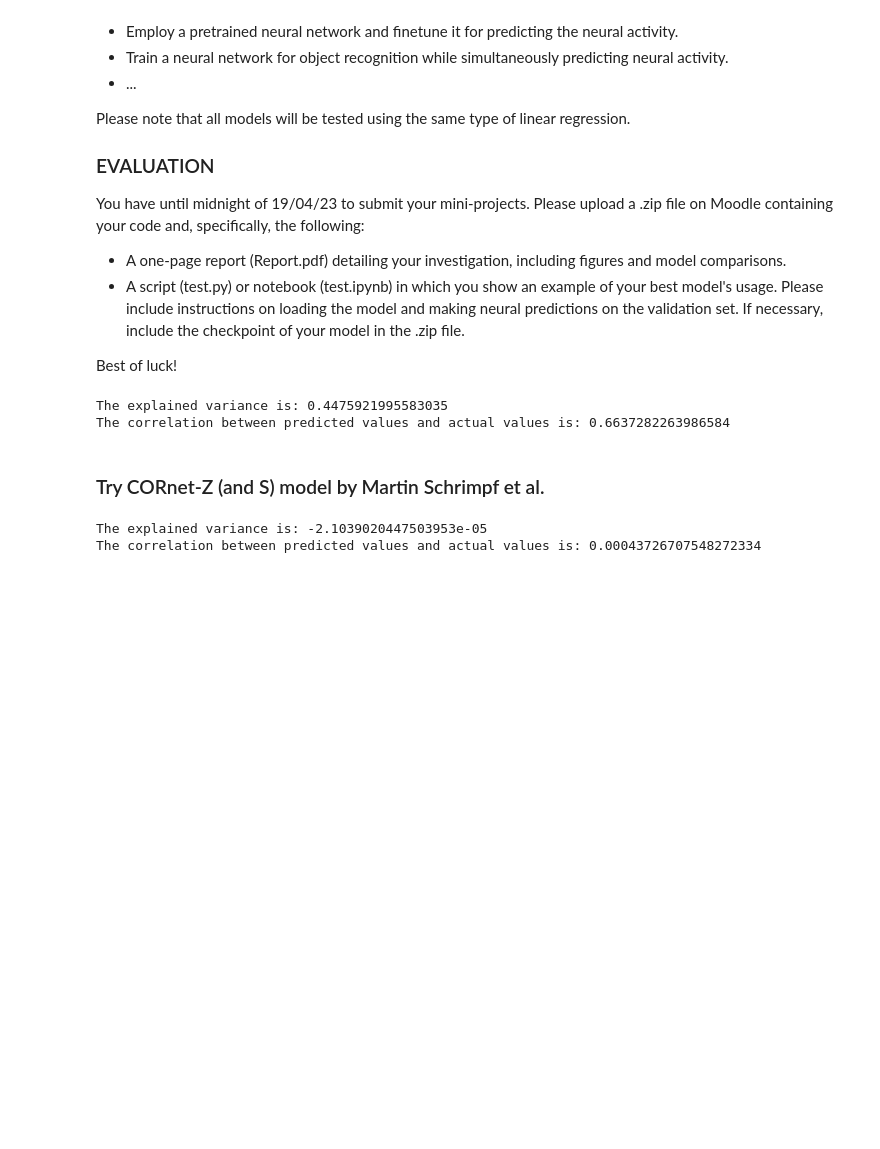
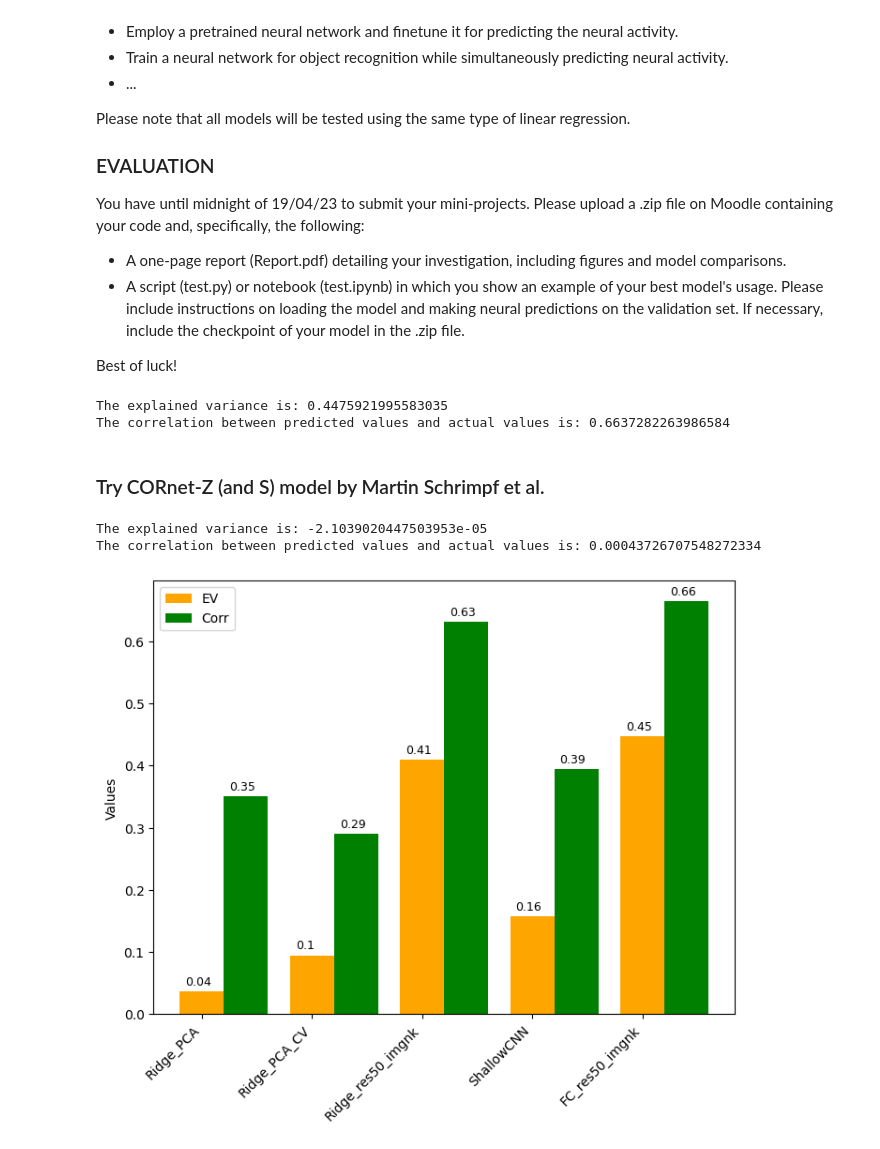
Before and after one commit to ernestoBocini/Brain-Like-Computation-Project, a Jupyter notebook: week7.ipynb, the cells around one changed output. Drawn from its saved outputs; the diff is of its cells as text; code cells hidden in the pictures; blank space fills up the shorter version.

```diff
--- a/week7.ipynb
+++ b/week7.ipynb
@@ -43,7 +43,7 @@ if download:
 # %% [markdown]
 ### Load the data
 # %%
-path_to_data = '' ## Insert the folder where the data is, if you download in the same folder as this notebook then leave it blank
+path_to_data = 'data' ## Insert the folder where the data is, if you download in the same folder as this notebook then leave it blank
 
 stimulus_train, stimulus_val, stimulus_test, objects_train, objects_val, objects_test, spikes_train, spikes_val = load_it_data(path_to_data)
 # %%
@@ -376,0 +400,22 @@ The correlation between predicted values and actual values is: 0.000437267075482
+# %%
+
+
+# Data
+model_types = ['Ridge_PCA', 'Ridge_PCA_CV', 'Ridge_res50_imgnk', 'ShallowCNN', 'FC_res50_imgnk']
+ev_values = [0.037, 0.095, 0.409, 0.157, 0.448]
+cor_values = [0.351, 0.290, 0.631, 0.394, 0.664]
+
+# Plot
+fig, ax = plt.subplots(figsize=(8, 6))
+ax.bar(model_types, ev_values, width=0.4, color='orange', label='EV')
+ax.bar([x + 0.4 for x in range(len(model_types))], cor_values, width=0.4, color='green', label='Corr')
+for i, v in enumerate(ev_values):
+    ax.text(i - 0.15, v + 0.01, str(round(v, 2)), fontsize=9)
+for i, v in enumerate(cor_values):
+    ax.text(i + 0.25, v + 0.01, str(round(v, 2)), fontsize=9)
+ax.set_ylabel('Values')
+ax.legend()
+plt.xticks(rotation=45, ha='right')
+plt.show()
+# %% [output]
+[figure, added]
```
Also changed, not shown: parts of 2 cells of this notebook, 7 other files.
